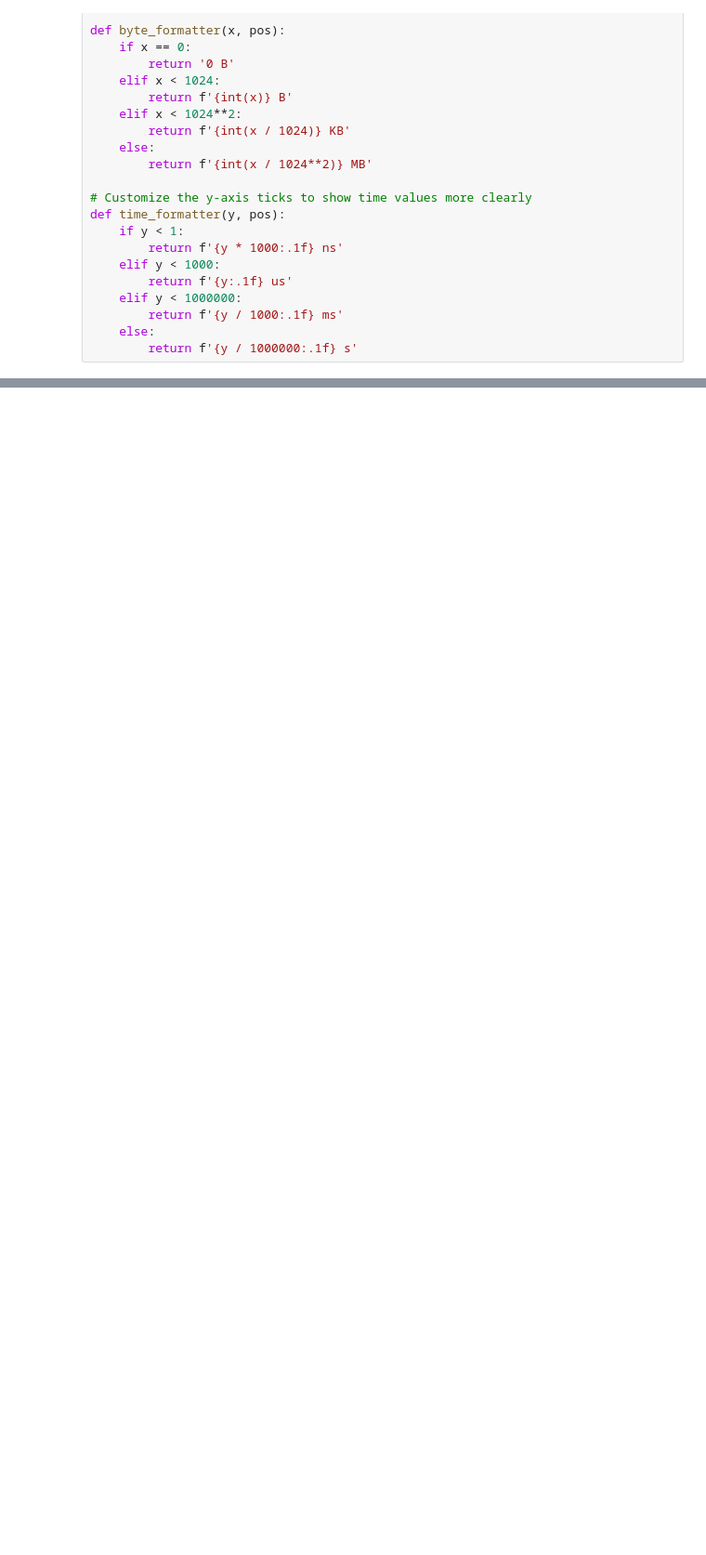
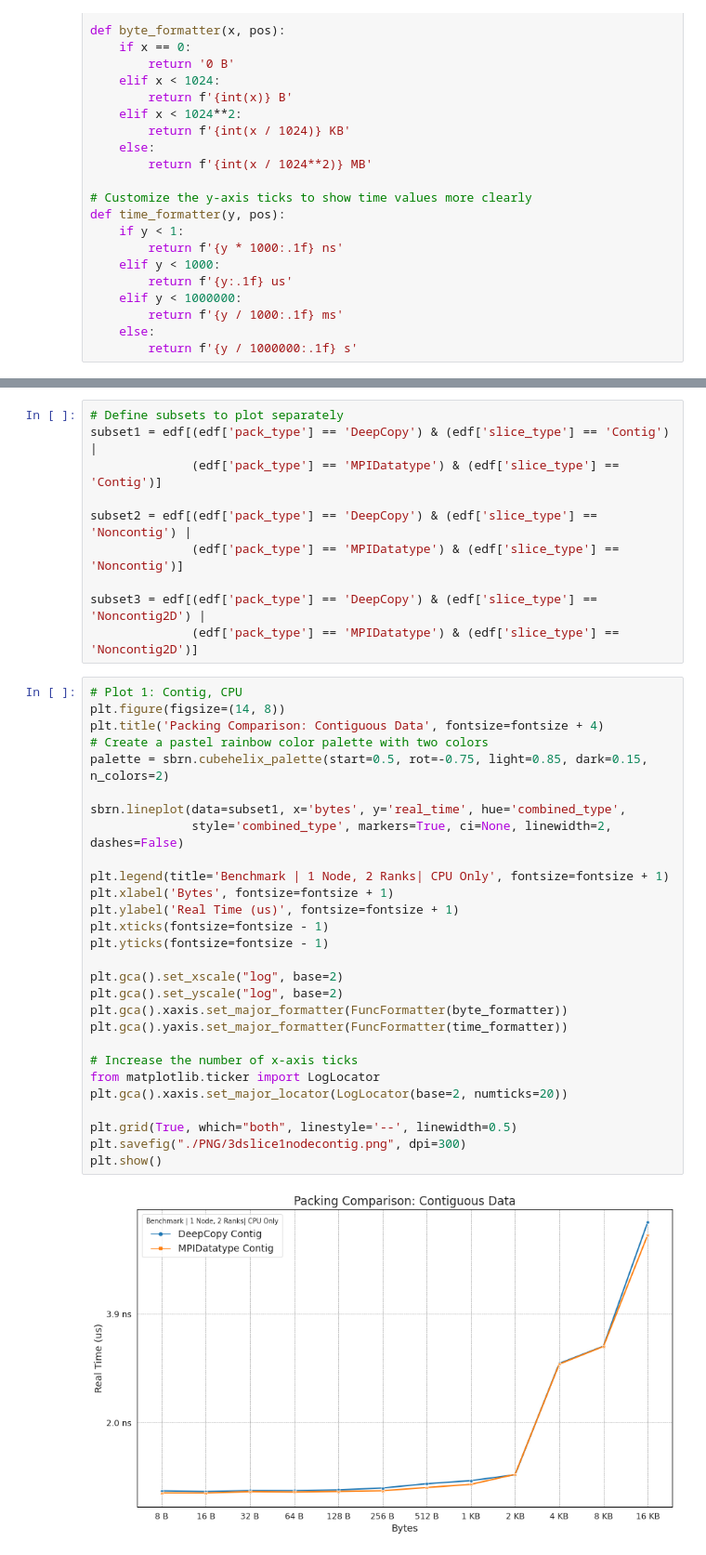
Before and after one commit to nicoleavans/kokkos-comm, a Jupyter notebook: perf_tests/notebooks/3dslice_plot.ipynb, the cells around one changed output, grey strips where cells are left out. Shown at 93% size. Drawn from its saved outputs; the diff is of its cells as text; blank space fills up the shorter version.

```diff
--- a/perf_tests/notebooks/3dslice_plot.ipynb
+++ b/perf_tests/notebooks/3dslice_plot.ipynb
@@ -96,0 +112,40 @@ plt.show()
+# %%
+# Define subsets to plot separately
+subset1 = edf[(edf['pack_type'] == 'DeepCopy') & (edf['slice_type'] == 'Contig') |
+              (edf['pack_type'] == 'MPIDatatype') & (edf['slice_type'] == 'Contig')]
+
+subset2 = edf[(edf['pack_type'] == 'DeepCopy') & (edf['slice_type'] == 'Noncontig') |
+              (edf['pack_type'] == 'MPIDatatype') & (edf['slice_type'] == 'Noncontig')]
+
+subset3 = edf[(edf['pack_type'] == 'DeepCopy') & (edf['slice_type'] == 'Noncontig2D') |
+              (edf['pack_type'] == 'MPIDatatype') & (edf['slice_type'] == 'Noncontig2D')]
+# %%
+# Plot 1: Contig, CPU
+plt.figure(figsize=(14, 8))
+plt.title('Packing Comparison: Contiguous Data', fontsize=fontsize + 4)
+# Create a pastel rainbow color palette with two colors
+palette = sbrn.cubehelix_palette(start=0.5, rot=-0.75, light=0.85, dark=0.15, n_colors=2)
+
+sbrn.lineplot(data=subset1, x='bytes', y='real_time', hue='combined_type',
+              style='combined_type', markers=True, ci=None, linewidth=2, dashes=False)
+
+plt.legend(title='Benchmark | 1 Node, 2 Ranks| CPU Only', fontsize=fontsize + 1)
+plt.xlabel('Bytes', fontsize=fontsize + 1)
+plt.ylabel('Real Time (us)', fontsize=fontsize + 1)
+plt.xticks(fontsize=fontsize - 1)
+plt.yticks(fontsize=fontsize - 1)
+
+plt.gca().set_xscale("log", base=2)
+plt.gca().set_yscale("log", base=2)
+plt.gca().xaxis.set_major_formatter(FuncFormatter(byte_formatter))
+plt.gca().yaxis.set_major_formatter(FuncFormatter(time_formatter))
+
+# Increase the number of x-axis ticks
+from matplotlib.ticker import LogLocator
+plt.gca().xaxis.set_major_locator(LogLocator(base=2, numticks=20))
+
+plt.grid(True, which="both", linestyle='--', linewidth=0.5)
+plt.savefig("./PNG/3dslice1nodecontig.png", dpi=300)
+plt.show()
+# %% [output]
+[figure, added]
```
Also changed, not shown: parts of 25 cells of this notebook, 1 other file.
